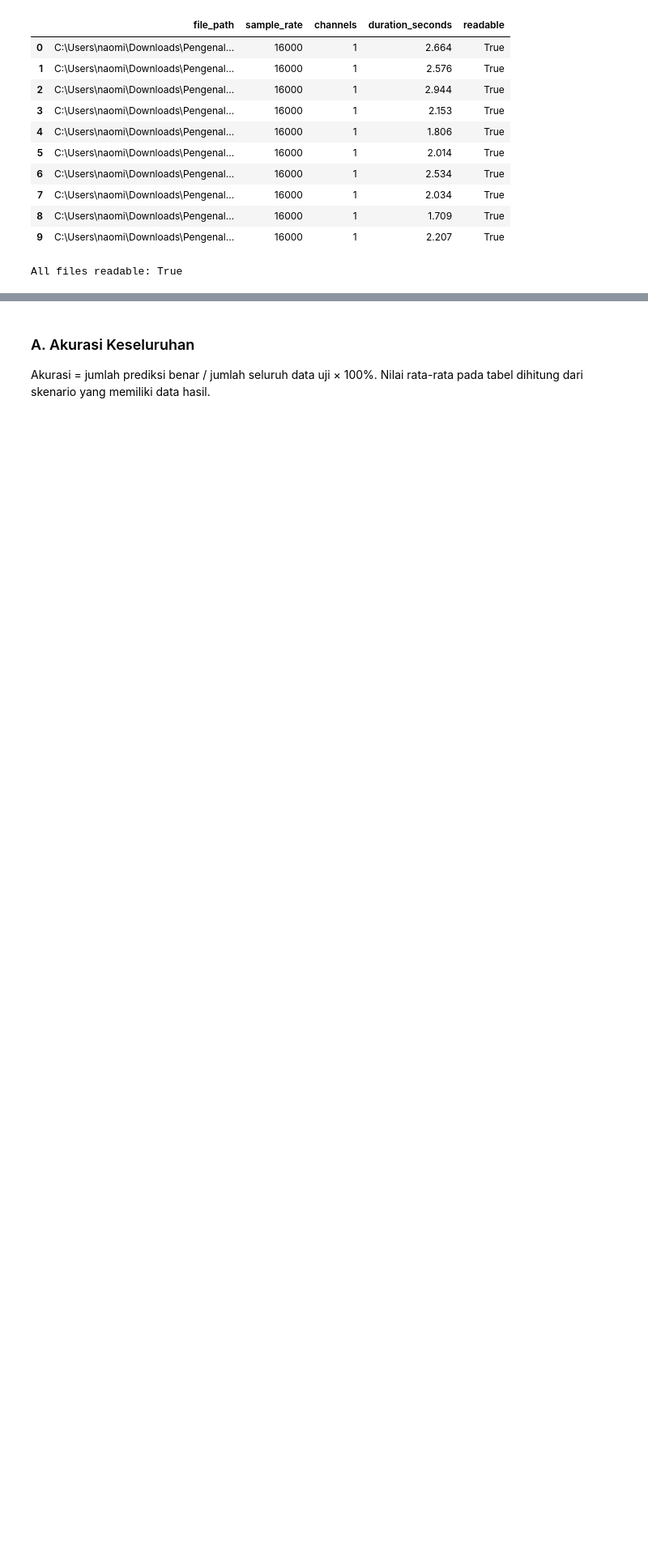
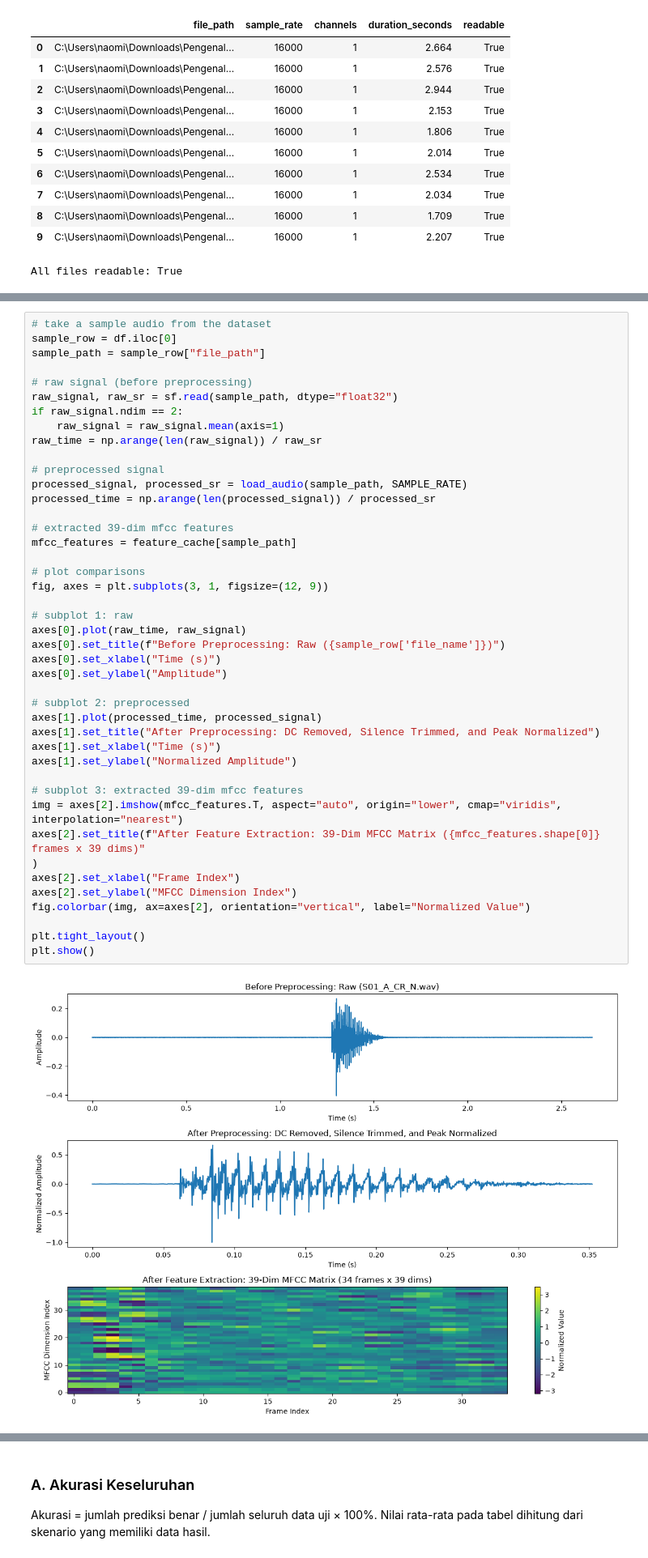
Before and after one commit to naomirisaka/Pengenalan_Vowel_Bahasa_Indonesia, a Jupyter notebook: main.ipynb, the cells around one changed output, grey strips where cells are left out. Shown at 81% size. Saved outputs shown, nothing was run; the diff lists cells and outputs as text; blank space fills up the shorter version.

Commit message:
feat: implement preprocessing n mfcc for dataset

```diff
--- a/main.ipynb
+++ b/main.ipynb
@@ -192,3 +228,48 @@ All files readable: True
 
 Plot waveform dan jumlah frame fitur untuk memeriksa bahwa proses loading serta ekstraksi berjalan.
+# %%
+# take a sample audio from the dataset
+sample_row = df.iloc[0]
+sample_path = sample_row["file_path"]
+
+# raw signal (before preprocessing)
+raw_signal, raw_sr = sf.read(sample_path, dtype="float32")
+if raw_signal.ndim == 2:
+    raw_signal = raw_signal.mean(axis=1)
+raw_time = np.arange(len(raw_signal)) / raw_sr
+
+# preprocessed signal
+processed_signal, processed_sr = load_audio(sample_path, SAMPLE_RATE)
+processed_time = np.arange(len(processed_signal)) / processed_sr
+
+# extracted 39-dim mfcc features
+mfcc_features = feature_cache[sample_path]
+
+# plot comparisons
+fig, axes = plt.subplots(3, 1, figsize=(12, 9))
+
+# subplot 1: raw
+axes[0].plot(raw_time, raw_signal)
+axes[0].set_title(f"Before Preprocessing: Raw ({sample_row['file_name']})")
+axes[0].set_xlabel("Time (s)")
+axes[0].set_ylabel("Amplitude")
+
+# subplot 2: preprocessed
+axes[1].plot(processed_time, processed_signal)
+axes[1].set_title("After Preprocessing: DC Removed, Silence Trimmed, and Peak Normalized")
+axes[1].set_xlabel("Time (s)")
+axes[1].set_ylabel("Normalized Amplitude")
+
+# subplot 3: extracted 39-dim mfcc features
+img = axes[2].imshow(mfcc_features.T, aspect="auto", origin="lower", cmap="viridis", interpolation="nearest")
+axes[2].set_title(f"After Feature Extraction: 39-Dim MFCC Matrix ({mfcc_features.shape[0]} frames x 39 dims)"
+)
+axes[2].set_xlabel("Frame Index")
+axes[2].set_ylabel("MFCC Dimension Index")
+fig.colorbar(img, ax=axes[2], orientation="vertical", label="Normalized Value")
+
+plt.tight_layout()
+plt.show()
+# %% [output]
+[figure, added]
 # %% [markdown]
```
Also changed, not shown: parts of 22 cells of this notebook.
